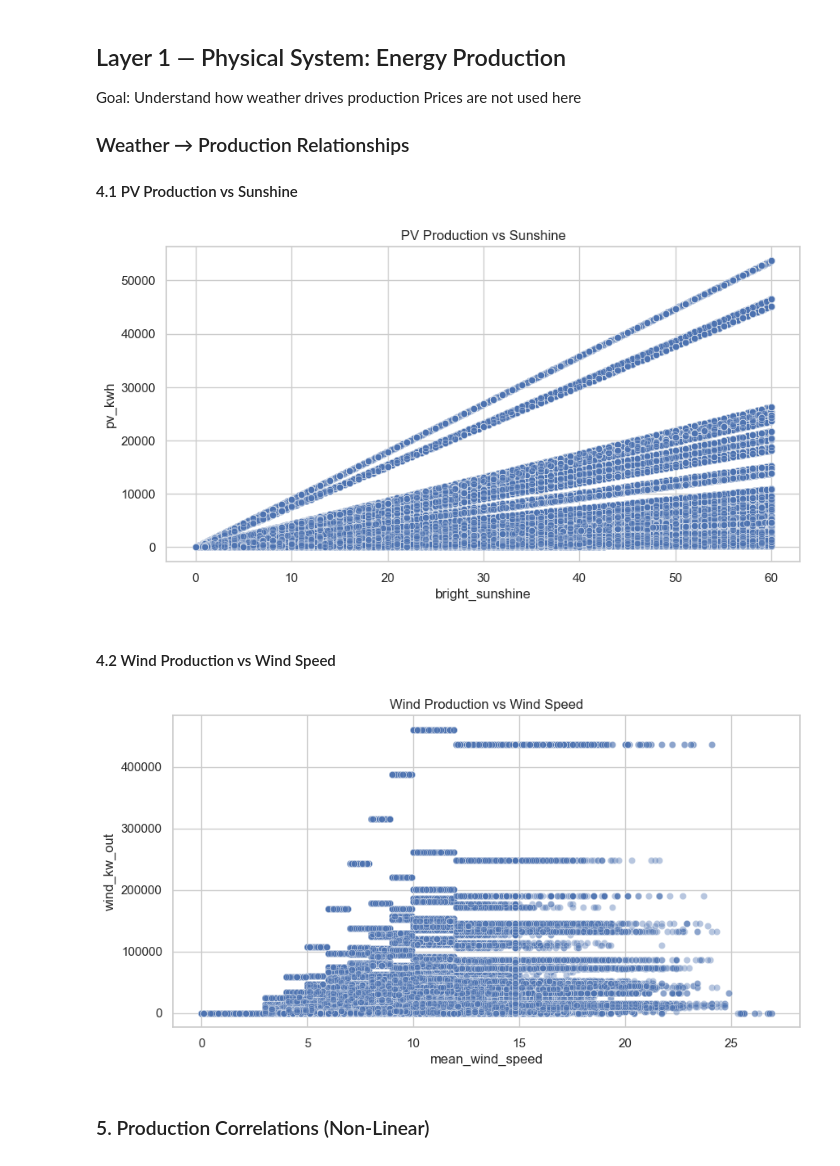
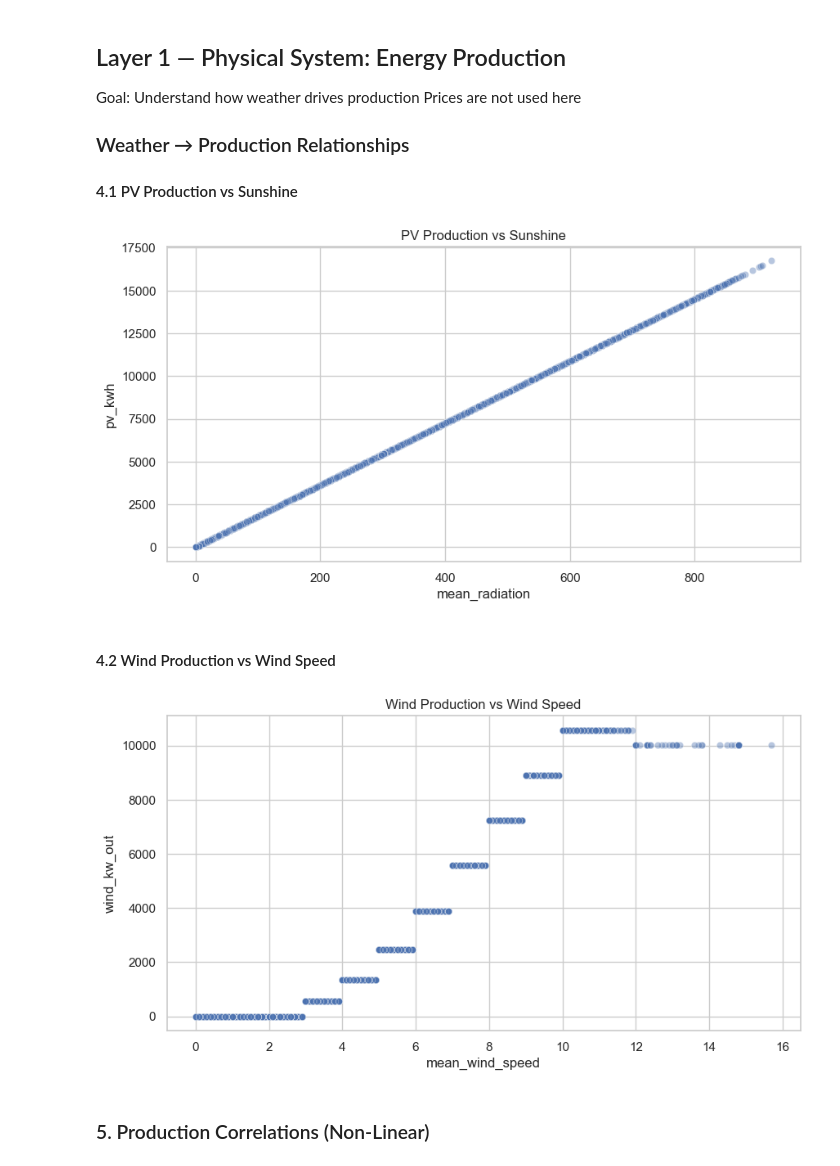
Before and after one commit to The-European-Avengers/BigDataProject, a Jupyter notebook: data_analysis.ipynb, the cells around one changed output. Saved outputs shown, nothing was run; the diff lists cells and outputs as text; code cells hidden in the pictures.

Commit message:
Data analysis uses sun radiation now

```diff
--- a/data_analysis.ipynb
+++ b/data_analysis.ipynb
@@ -134,7 +134,7 @@ display(consumption)
 # %%
 stations = pd.read_csv('dmi/datasets/dmi_sunlight_stations.csv', delimiter=',')
 
-csv_files = glob.glob(os.path.join('dmi/datasets', '*sunshine.csv'))
+csv_files = glob.glob(os.path.join('dmi/datasets', '*radiation.csv'))
 sunlight = pd.concat((pd.read_csv(f) for f in csv_files), ignore_index=True)
 
 # Force timezone UTC
@@ -143,7 +143,6 @@ sunlight['timeObserved'] = pd.to_datetime(sunlight['timeObserved'], format='mixe
 # Convert to ISO 8601 with Z suffix
 sunlight['timeObserved'] = sunlight['timeObserved'].dt.strftime('%Y-%m-%dT%H:%M:%SZ')
 
-sunlight.drop(sunlight[sunlight['bright_sunshine'] > 60.0].index, inplace=True)
 # Remove duplicates
 sunlight = sunlight.drop_duplicates(subset=['timeObserved', 'stationId'], keep='first')
 
@@ -259,8 +258,6 @@ merged = merged.reset_index()
 # Fill missing data if needed
 merged = merged.ffill()
 
-# Fill NaN values and remove some NaN rows
-merged['bright_sunshine'] = merged['bright_sunshine'].fillna(0).astype("float64")
 merged = merged.dropna(subset=['mean_wind_speed', 'ConsumptionkWh'])
 # %% [markdown]
 #### 2.6 Calculating Production
@@ -307,8 +304,7 @@ merged['wind_cf'] = wind_cf_vec(merged['mean_wind_speed'])
 merged['wind_kw_out'] = merged['wind_kw'] * merged['wind_cf']
 
 # Solar output
-merged["irradiance_factor"] = merged["bright_sunshine"] / 60.0
-merged["pv_kwh"] = merged["pv_kw"] * merged["irradiance_factor"] * 0.15
+merged["pv_kwh"] = merged["pv_kw"] * (merged["mean_radiation"] / 1000.0) * 0.15
 
 merged["total_kwh"] = merged["pv_kwh"] + merged["wind_kw_out"]
 
@@ -357,21 +353,22 @@ Prices are not used here
 ### Weather → Production Relationships
 #### 4.1 PV Production vs Sunshine
 # %%
+odense_df = df[df['MunicipalityCode'] == 461]
 sns.scatterplot(
-    data=df,
-    x="bright_sunshine",
+    data=odense_df,
+    x="mean_radiation",
     y="pv_kwh",
     alpha=0.4
 )
 plt.title("PV Production vs Sunshine")
 plt.show()
 # %% [output]
-[figure, old version]
+[figure, new version]
 # %% [markdown]
 #### 4.2 Wind Production vs Wind Speed
 # %%
 sns.scatterplot(
-    data=df,
+    data=odense_df,
     x="mean_wind_speed",
     y="wind_kw_out",
     alpha=0.4
@@ -379,7 +376,7 @@ sns.scatterplot(
 plt.title("Wind Production vs Wind Speed")
 plt.show()
 # %% [output]
-[figure, old version]
+[figure, new version]
 # %% [markdown]
 ### 5. Production Correlations (Non-Linear)
 # %%
```
Also changed, not shown: parts of 9 cells of this notebook.
